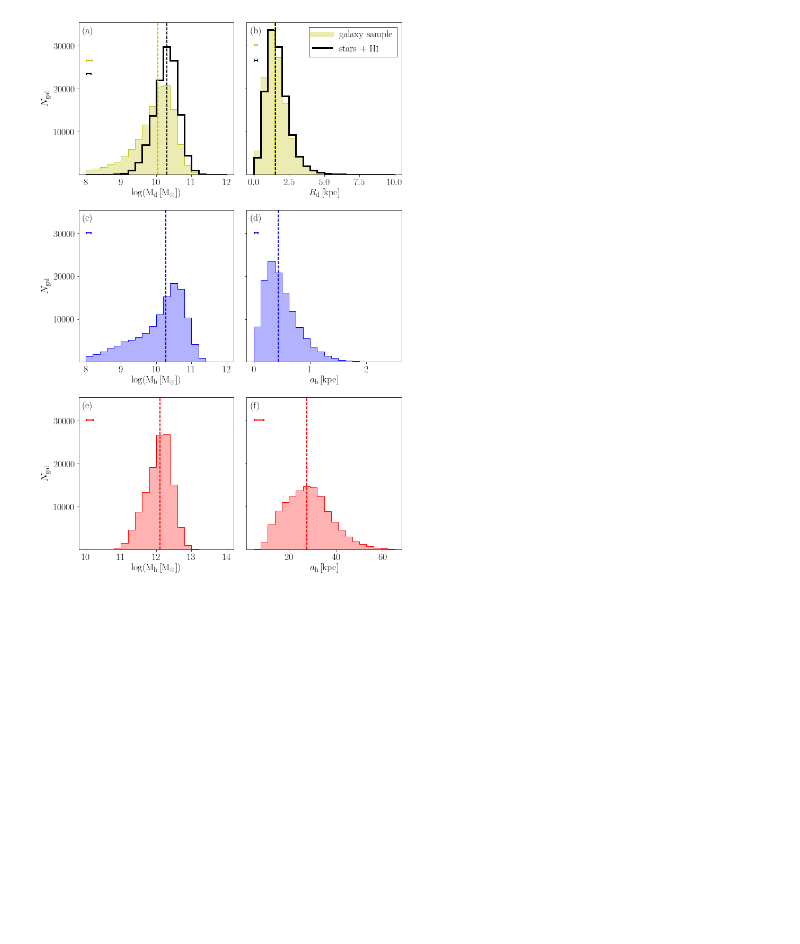
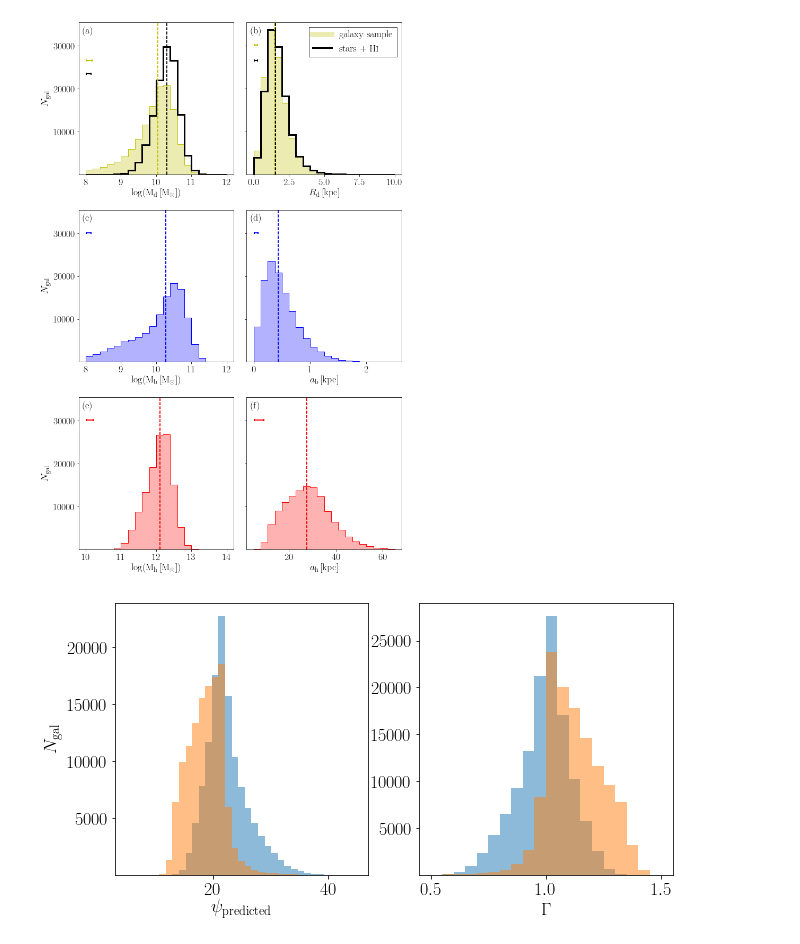
Before and after one commit to RossHart/Donghia_paper, a Jupyter notebook: sampling_and_models.ipynb, the cells around one changed output. Cells and saved outputs as stored; diff of their text form; code cells hidden in the pictures; blank space fills up the shorter version.

```diff
--- a/sampling_and_models.ipynb
+++ b/sampling_and_models.ipynb
@@ -364,4 +426,18 @@ def get_halo_table(halos):
 # %%
 halo_table = get_halo_table(halos)
 halo_table_w_gas = get_halo_table(halos_w_gas)
+# %%
+psi_bins = np.linspace(5,45,36)
+Gamma_bins = np.linspace(0.5,1.5,21)
+fig, axarr = plt.subplots(1,2,figsize=(10,5))
+
+_ = axarr[0].hist(halo_table['psi_hernquist'],psi_bins,alpha=0.5)
+_ = axarr[0].hist(halo_table['psi_burkert'],psi_bins,alpha=0.5)
+_ = axarr[0].set_xlabel('$\psi_\mathrm{predicted}$')
+_ = axarr[0].set_ylabel('$N_\mathrm{gal}$')
+_ = axarr[1].hist(halo_table['Gamma_hernquist'],Gamma_bins,alpha=0.5)
+_ = axarr[1].hist(halo_table['Gamma_burkert'],Gamma_bins,alpha=0.5)
+_ = axarr[1].set_xlabel('$\Gamma$')
+# %% [output]
+[figure, added]
 # %%
```
Also changed, not shown: parts of 9 cells of this notebook, 2 other files.
